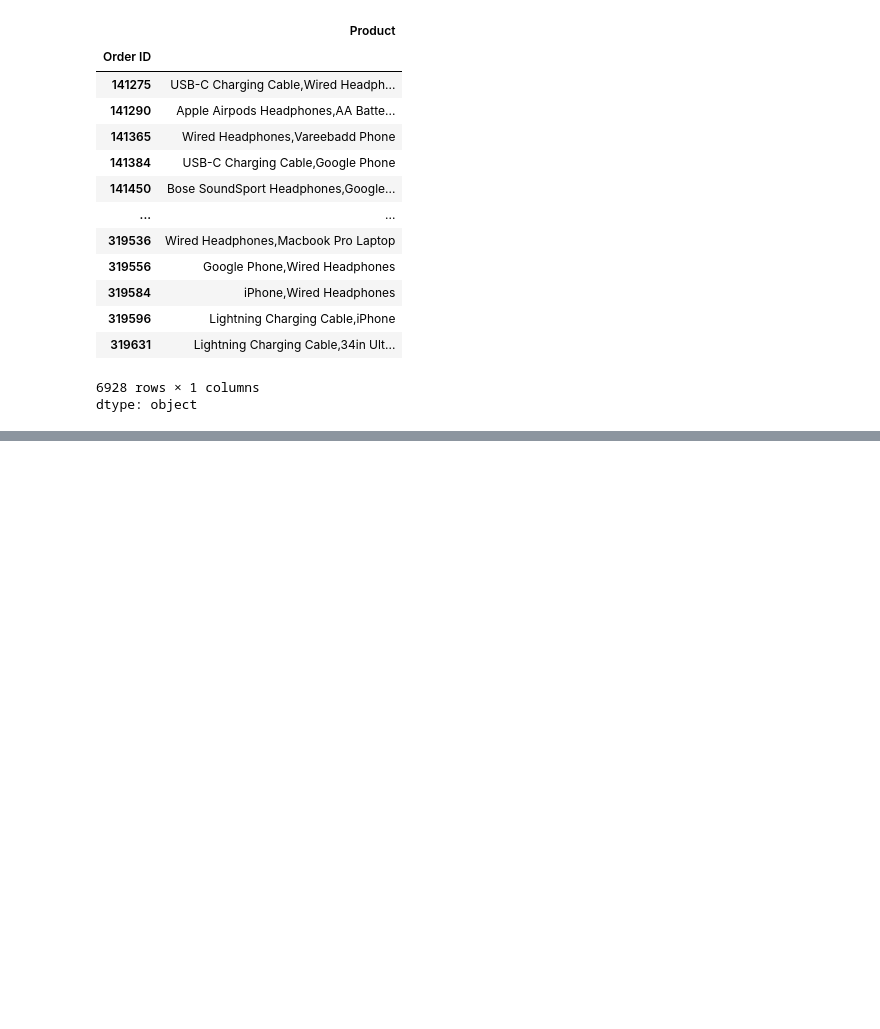
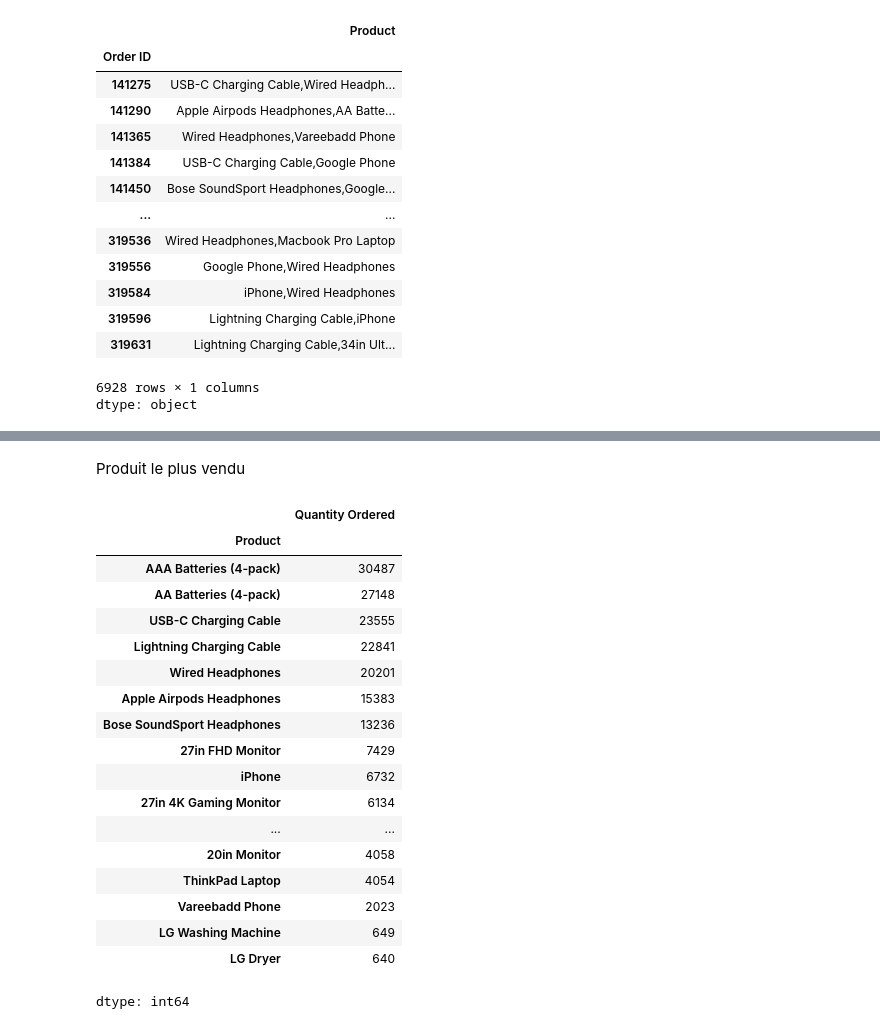
Before and after one commit to Amedelokossou/Python, a Jupyter notebook: Analyse_donnees_de_vente.ipynb, the cells around one changed output, grey strips where cells are left out. Cells and saved outputs as stored; diff of their text form; code cells hidden in the pictures; blank space fills up the shorter version.

```diff
--- a/Analyse_donnees_de_vente.ipynb
+++ b/Analyse_donnees_de_vente.ipynb
@@ -652,0 +779,24 @@ dtype: object
+# %% [markdown]
+Produit le plus vendu
+# %%
+df_clean.groupby('Product')['Quantity Ordered'].sum().sort_values(ascending=False)
+# %% [output]
+|  | Quantity Ordered |
+| Product |  |
+| AAA Batteries (4-pack) | 30487 |
+| AA Batteries (4-pack) | 27148 |
+| USB-C Charging Cable | 23555 |
+| Lightning Charging Cable | 22841 |
+| Wired Headphones | 20201 |
+| Apple Airpods Headphones | 15383 |
+| Bose SoundSport Headphones | 13236 |
+| 27in FHD Monitor | 7429 |
+| iPhone | 6732 |
+| 27in 4K Gaming Monitor | 6134 |
+| ... | ... |
+| 20in Monitor | 4058 |
+| ThinkPad Laptop | 4054 |
+| Vareebadd Phone | 2023 |
+| LG Washing Machine | 649 |
+| LG Dryer | 640 |
+dtype: int64
```
Also changed, not shown: parts of 9 cells of this notebook.
